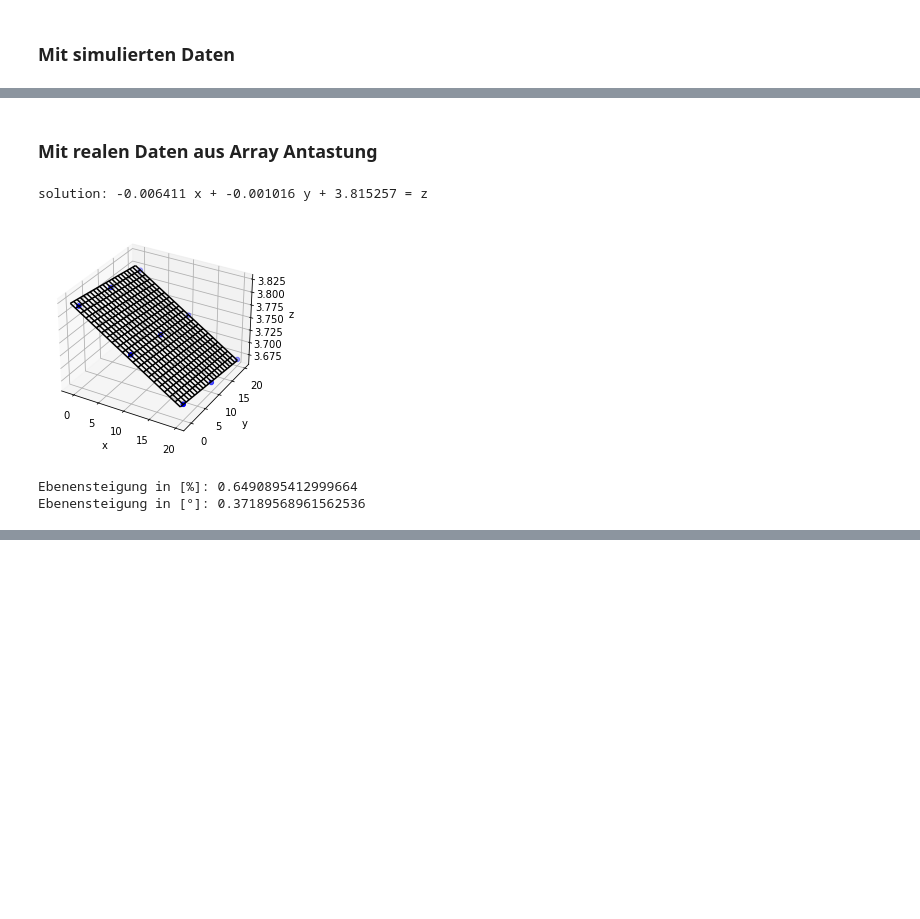
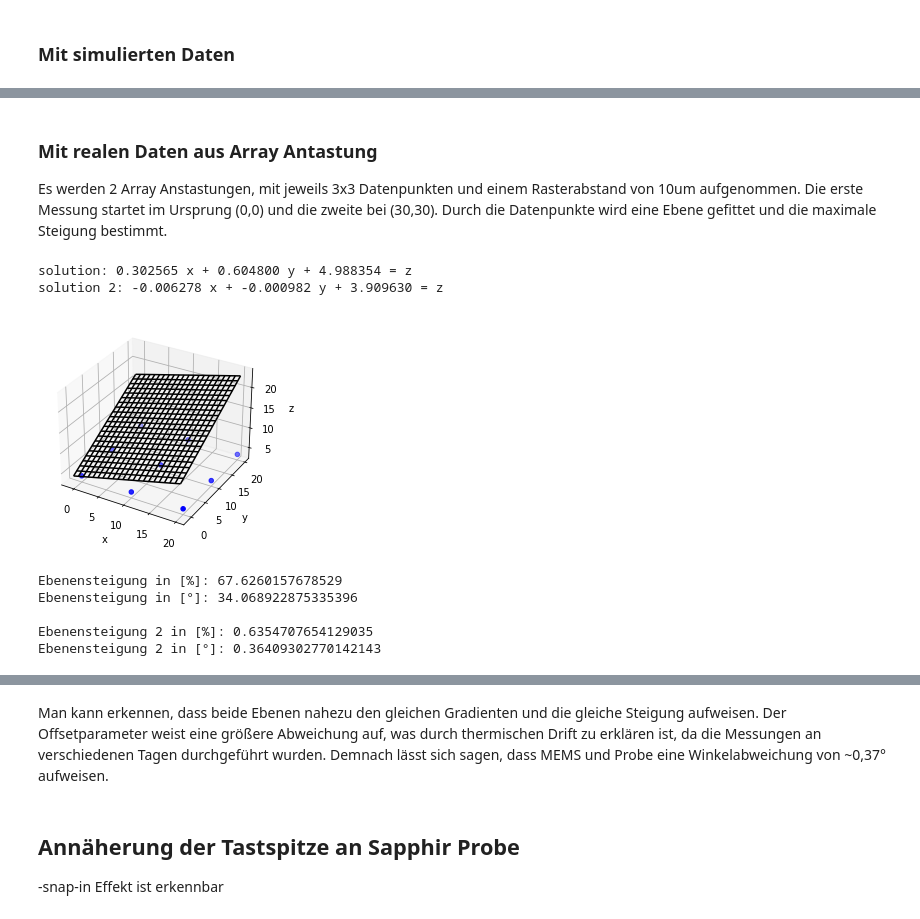
Before and after one commit to Tour712/Nanoindentation_Analysis, a Jupyter notebook: Nanoindentation Datenauswertung/Test Notebook.ipynb, the cells around one changed output, grey strips where cells are left out. Cells and saved outputs as stored; diff of their text form; code cells hidden in the pictures; blank space fills up the shorter version.

```diff
--- a/Nanoindentation Datenauswertung/Test Notebook.ipynb
+++ b/Nanoindentation Datenauswertung/Test Notebook.ipynb
@@ -188,11 +194,20 @@ Ebenensteigung: 0.6855571565337132
 [interactive output not drawn]
 # %% [markdown]
 ### Mit realen Daten aus Array Antastung
+
+Es werden 2 Array Anstastungen, mit jeweils 3x3 Datenpunkten und einem Rasterabstand von 10um aufgenommen. Die erste Messung startet im Ursprung (0,0) und die zweite bei (30,30).
+Durch die Datenpunkte wird eine Ebene gefittet und die maximale Steigung bestimmt.
 # %%
 #data from modulus mapping (23.06.22)
 xs = [0, 0, 0, 10, 10, 10, 20, 20, 20] #[um]
 ys = [0, 10, 20, 20, 10, 0, 0, 10, 20]   #[um]
 zs = [3.815748, 3.805186, 3.794780, 3.730393, 3.740052, 3.751712, 3.687332, 3.675042, 3.668683]   #[um]
+
+#data from modulus mapping (24.06.22) start position at (30,30)
+#test if second dataset produces same plane gradient
+xs_2 = [30, 30, 30, 40, 40, 40, 50, 50, 50] #[um]
+ys_2 = [30, 40, 50, 50, 40, 30, 30, 40, 50]   #[um]
+zs_2 = [3.691764, 3.681322, 3.672858, 3.610436, 3.618069, 3.629398, 3.566891, 3.556478, 3.545868 ]   #[um]
 
 # plot raw data
 plt.figure()
@@ -208,10 +223,19 @@ for i in range(len(xs)):
 b = np.matrix(tmp_b).T
 A = np.matrix(tmp_A)
 
+# do fit on second dataset
+tmp_A_2 = []
+tmp_b_2 = []
+for i in range(len(xs_2)):
+    tmp_A_2.append([xs_2[i], ys_2[i], 1])
+    tmp_b_2.append(zs_2[i])
+b_2 = np.matrix(tmp_b_2).T
+A_2 = np.matrix(tmp_A_2)
+
 # Manual solution
-fit = (A.T * A).I * A.T * b
-errors = b - A * fit
-residual = np.linalg.norm(errors)
+fit_2 = (A_2.T * A_2).I * A_2.T * b_2
+errors_2 = b_2 - A_2 * fit
+residual_2 = np.linalg.norm(errors_2)
 
 # Or use Scipy
 #from scipy.linalg import lstsq
@@ -220,35 +244,52 @@ residual = np.linalg.norm(errors)
 print("solution: %f x + %f y + %f = z" % (fit[0], fit[1], fit[2]))
 #print("errors: \n", errors)
 #print("residual:", residual)
+print("solution 2: %f x + %f y + %f = z" % (fit_2[0], fit_2[1], fit_2[2]))
 
 # plot plane
 xlim = ax.get_xlim()
 ylim = ax.get_ylim()
 X,Y = np.meshgrid(np.arange(xlim[0], xlim[1]),
                   np.arange(ylim[0], ylim[1]))
 Z = np.zeros(X.shape)
 for r in range(X.shape[0]):
     for c in range(X.shape[1]):
         Z[r,c] = fit[0] * X[r,c] + fit[1] * Y[r,c] + fit[2]
 ax.plot_wireframe(X,Y,Z, color='k')
 
 ax.set_xlabel('x')
 ax.set_ylabel('y')
 ax.set_zlabel('z')
 plt.show()
 
 #print(Z)
 
 #compute slope of plane (gradient)
 Z_grad = fit[0:2]
 max_grad = np.linalg.norm(Z_grad)
 max_deg = np.rad2deg(np.arctan(max_grad))
 print('Ebenensteigung in [%]:', max_grad*100)
 print('Ebenensteigung in [°]:', max_deg)
+
+Z_grad_2 = fit_2[0:2]
+max_grad_2 = np.linalg.norm(Z_grad_2)
+max_deg_2 = np.rad2deg(np.arctan(max_grad_2))
+print('\nEbenensteigung 2 in [%]:', max_grad_2*100)
+print('Ebenensteigung 2 in [°]:', max_deg_2)
 hide_toggle()
 # %% [output]
-solution: -0.006411 x + -0.001016 y + 3.815257 = z
+solution: 0.302565 x + 0.604800 y + 4.988354 = z
+solution 2: -0.006278 x + -0.000982 y + 3.909630 = z
-[figure, old version]
+[figure, new version]
-Ebenensteigung in [%]: 0.6490895412999664
-Ebenensteigung in [°]: 0.37189568961562536
+Ebenensteigung in [%]: 67.6260157678529
+Ebenensteigung in [°]: 34.068922875335396
+
+Ebenensteigung 2 in [%]: 0.6354707654129035
+Ebenensteigung 2 in [°]: 0.36409302770142143
 [interactive output not drawn]
+# %% [markdown]
+Man kann erkennen, dass beide Ebenen nahezu den gleichen Gradienten und die gleiche Steigung aufweisen. Der Offsetparameter weist eine größere Abweichung auf, was durch thermischen Drift zu erklären ist, da die Messungen an verschiedenen Tagen durchgeführt wurden. Demnach lässt sich sagen, dass MEMS und Probe eine Winkelabweichung von ~0,37° aufweisen.
+# %% [markdown]
+## Annäherung der Tastspitze an Sapphir Probe
+
+-snap-in Effekt ist erkennbar
```
Also changed, not shown: parts of 11 cells of this notebook, 5 other files.
